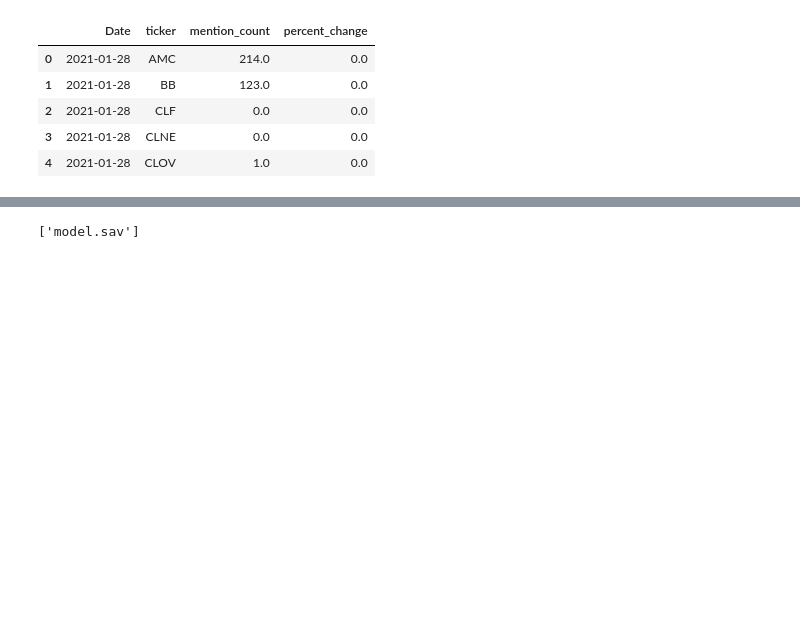
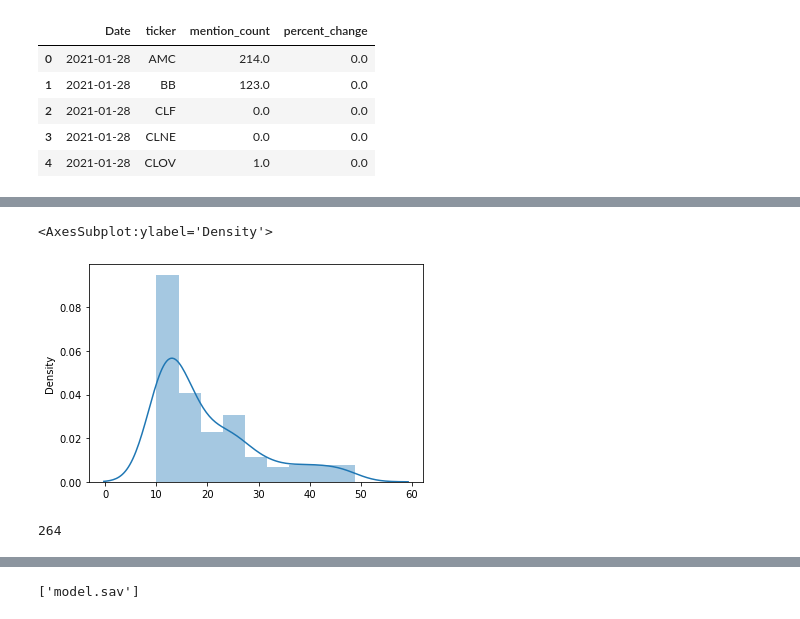
Before and after one commit to tiffanyharris711/callstreet-bets, a Jupyter notebook: machine-learning/ml-model.ipynb, the cells around one changed output, grey strips where cells are left out. Cells and saved outputs as stored; diff of their text form; code cells hidden in the pictures; blank space fills up the shorter version.

```diff
--- a/machine-learning/ml-model.ipynb
+++ b/machine-learning/ml-model.ipynb
@@ -19,3 +19,5 @@ data.head()
 | 2 | 2021-01-28 | CLF | 0.0 | 0.0 |
 | 3 | 2021-01-28 | CLNE | 0.0 | 0.0 |
 | 4 | 2021-01-28 | CLOV | 1.0 | 0.0 |
+# %%
+df_10_or_more_mentions = data[data['mention_count'] >= 10]
@@ -22,3 +33,12 @@ data.head()
 # %%
-X = data['mention_count'].values.reshape(-1, 1)
-y = data['percent_change'].values.reshape(-1, 1)
+X = df_10_or_more_mentions['mention_count'].values.reshape(-1, 1)
+y = df_10_or_more_mentions['percent_change'].values.reshape(-1, 1)
+# %%
+sns.distplot(X[X < 50])
+# %% [output]
+<AxesSubplot:ylabel='Density'>
+[figure, added]
+# %%
+print(len(X))
+# %% [output]
+264
```
Also changed, not shown: parts of 9 cells of this notebook, 2 other files.
